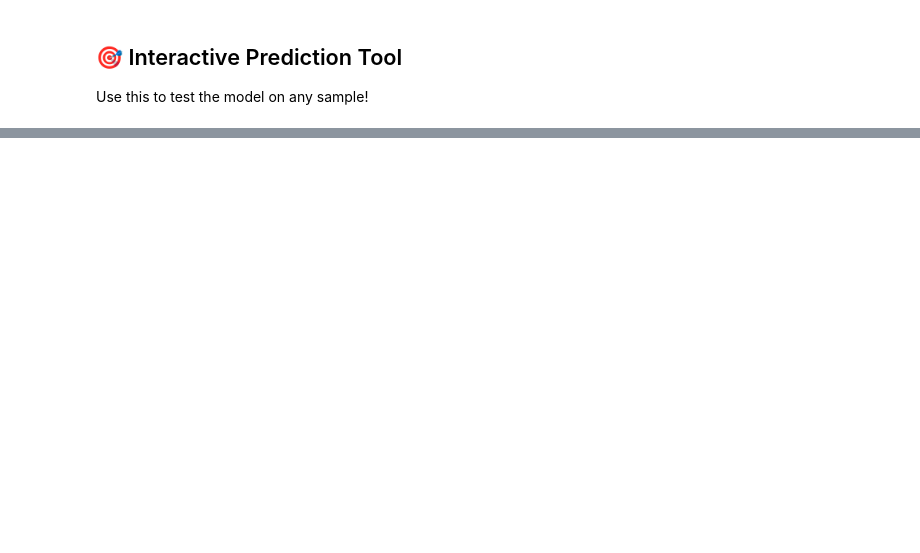
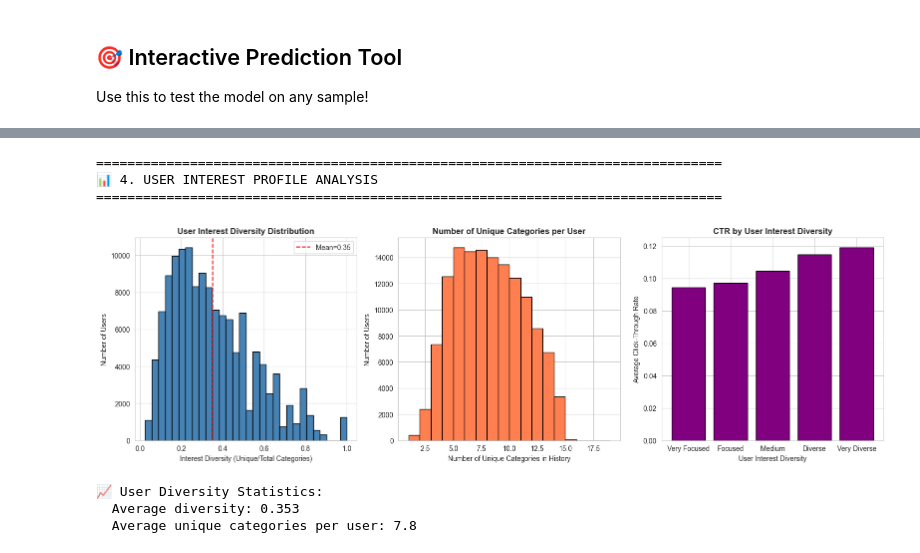
Before and after one commit to MrBigHead2004/mind-news-recommendation, a Jupyter notebook: mind_news_rec.ipynb, the cells around one changed output, grey strips where cells are left out. Drawn from its saved outputs; the diff is of its cells as text; code cells hidden in the pictures; blank space fills up the shorter version.

```diff
--- a/mind_news_rec.ipynb
+++ b/mind_news_rec.ipynb
@@ -1605,0 +1859,69 @@ config['DEVICE'] = torch.device('cuda')
+# %%
+### 📊 4. User Interest Profile Analysis
+print("="*80)
+print("📊 4. USER INTEREST PROFILE ANALYSIS")
+print("="*80)
+
+# Analyze how focused vs diverse users are
+def calculate_interest_diversity(categories):
+    """Calculate Gini coefficient for category distribution (higher = more focused)"""
+    if not categories or len(categories) < 2:
+        return None
+
+    from collections import Counter
+    counts = list(Counter(categories).values())
+    n = len(counts)
+    counts_sorted = sorted(counts)
+    cumsum = np.cumsum(counts_sorted)
+    return (2 * sum((i+1) * count for i, count in enumerate(counts_sorted)) / (n * sum(counts))) - (n + 1) / n
+
+parsed_df['history_diversity'] = parsed_df['history_categories'].apply(
+    lambda x: len(set(x)) / len(x) if x else None
+)
+parsed_df['num_unique_categories'] = parsed_df['history_categories'].apply(lambda x: len(set(x)))
+
+# Filter users with meaningful history
+users_with_history = parsed_df[parsed_df['history_count'] >= 5]
+
+fig, axes = plt.subplots(1, 3, figsize=(16, 5))
+
+# History diversity distribution
+axes[0].hist(users_with_history['history_diversity'].dropna(), bins=30, color='steelblue', edgecolor='black')
+axes[0].set_xlabel('Interest Diversity (Unique/Total Categories)')
+axes[0].set_ylabel('Number of Users')
+axes[0].set_title('User Interest Diversity Distribution', fontsize=12, fontweight='bold')
+axes[0].axvline(users_with_history['history_diversity'].mean(), color='red', linestyle='--', label=f'Mean={users_with_history["history_diversity"].mean():.2f}')
+axes[0].legend()
+
+# Number of unique categories per user
+axes[1].hist(users_with_history['num_unique_categories'], bins=range(1, 20), color='coral', edgecolor='black')
+axes[1].set_xlabel('Number of Unique Categories in History')
+axes[1].set_ylabel('Number of Users')
+axes[1].set_title('Number of Unique Categories per User', fontsize=12, fontweight='bold')
+
+# Click rate by diversity
+diversity_bins = pd.qcut(users_with_history['history_diversity'].dropna(), q=5, labels=['Very Focused', 'Focused', 'Medium', 'Diverse', 'Very Diverse'])
+users_with_history_copy = users_with_history.copy()
+users_with_history_copy['diversity_bin'] = diversity_bins
+users_with_history_copy['ctr'] = users_with_history_copy['clicked_count'] / (users_with_history_copy['clicked_count'] + users_with_history_copy['non_clicked_count'])
+ctr_by_diversity = users_with_history_copy.groupby('diversity_bin')['ctr'].mean()
+
+axes[2].bar(ctr_by_diversity.index, ctr_by_diversity.values, color='purple', edgecolor='black')
+axes[2].set_xlabel('User Interest Diversity')
+axes[2].set_ylabel('Average Click-Through Rate')
+axes[2].set_title('CTR by User Interest Diversity', fontsize=12, fontweight='bold')
+
+plt.tight_layout()
+plt.show()
+
+print(f"\n📈 User Diversity Statistics:")
+print(f"  Average diversity: {users_with_history['history_diversity'].mean():.3f}")
+print(f"  Average unique categories per user: {users_with_history['num_unique_categories'].mean():.1f}")
+# %% [output]
+================================================================================
+📊 4. USER INTEREST PROFILE ANALYSIS
+================================================================================
+[figure, added]
+📈 User Diversity Statistics:
+  Average diversity: 0.353
+  Average unique categories per user: 7.8
```
Also changed, not shown: parts of 23 cells of this notebook.
